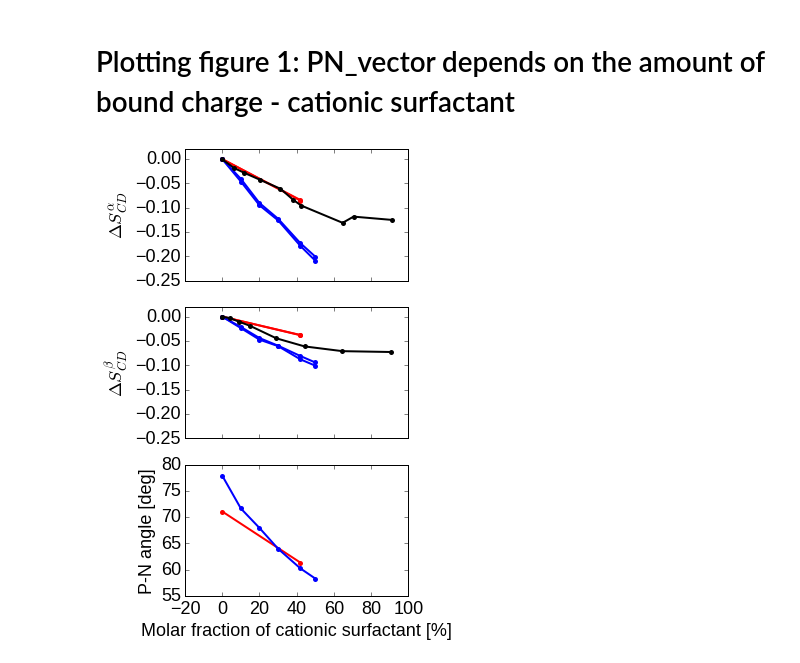
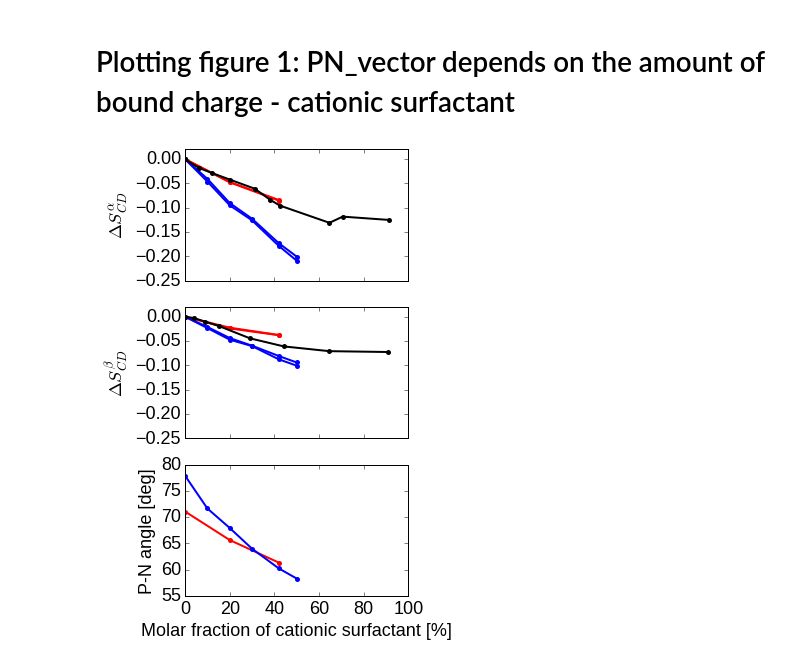
Before and after one commit to ohsOllila/NMRlipids_VI-NewIonModel, a Jupyter notebook: Fig/ipython_nb/Plot_PNs_OPs_L14_ECCLipid17_q80_sig89_surf.ipynb, the cells around one changed output. Saved outputs shown, nothing was run; the diff lists cells and outputs as text; code cells hidden in the pictures.

```diff
--- a/Fig/ipython_nb/Plot_PNs_OPs_L14_ECCLipid17_q80_sig89_surf.ipynb
+++ b/Fig/ipython_nb/Plot_PNs_OPs_L14_ECCLipid17_q80_sig89_surf.ipynb
@@ -43,7 +45,7 @@ sim_dirs = []
 for f in locate("OrdPars.dat", root=os.curdir+"/NpT"):
     if "sim22a_0mM" in f and "NaCl" in f and "OPC3" in f:
         sim_dirs.append(os.path.dirname(f))
-    if "sim22_T7H-ECC" in f and "OPC3" in f:
+    if "sim22_T7H-ECC" in f and "OPC3" in f and not "MODEL_LIPID14" in f:
         sim_dirs.append(os.path.dirname(f))
 
 for f in sim_dirs:
@@ -243,7 +250,7 @@ pna.set_ylabel(r'P-N angle [deg]')
 dsa.set_ylabel(r'$\Delta S_{CD} ^{\alpha}$')
 dsb.set_ylabel(r'$\Delta S_{CD} ^{\beta}$')
 
-#ax.set_ylim([-0.15,0.3])
+pna.set_xlim([0.0,100.0])
 #ax.set_xticks(r1)
 #xlabelsl = list(xlabels)
 #xlabelsl.extend(range(2, 18))
@@ -266,33 +273,33 @@ for opsplot, c in zip([opsdata, opsdata_l14, experiments], ["red", "blue", "blac
             yerror = 0.15
             ylim = [55.0, 80.0]
         else:
             print "this should not happen, setting iplt = 2"
             iplt = 2
         ax = axs[iplt]
         ax.set_ylim(ylim)
         if isinstance(opsplot[key], list):
             opsplot[key].sort()
         else:
             #print "this is not list, not sorting. It's likely the experimental data."
             pass
         data = np.array(opsplot[key])
         if do_delta:
             data[:,1] -= data[0,1]
         #ax.errorbar(data[:,0], data[:,1], yerr=yerror, lw=2.0, marker='s', markersize=5, mew=0, color=c) #, c=colour, lw=1.0, label=point_label)
         ax.plot(data[:,0], data[:,1], lw=2.0, marker='o', markersize=5, mew=0, color=c) #, c=colour, lw=1.0, label=point_label)
 
 #dsa.plot(data[:,0], data[:,1], lw=2.0, marker='s', markersize=5, mew=0, color=c) #, c=colour, lw=1.0, label=point_label)
 
-data = np.array(pndata)
+#data = np.array(pndata)
 #pna.errorbar(data[:,0], data[:,1], yerr=0.15, lw=2.0, marker='s', markersize=5, color="red", label="ECC-lipids") #, c=colour, lw=1.0, label=point_label)
-data_l14 = np.array(pndata_l14)
+#data_l14 = np.array(pndata_l14)
 #pna.errorbar(data_l14[:,0], data_l14[:,1], yerr=0.15, lw=2.0, marker='s', markersize=5, color="blue", label="Lipid14") #, c=colour, lw=1.0, label=point_label)
 
 
 
 
 #pna.legend(loc="upper right", markerscale=0.5, scatterpoints=4)
 plt.savefig("PN_angle_OrdPars-A-B_L14-ECCL17_q80_sig89_surf.eps", dpi=200, bbox_inches='tight')
 plt.show()
 # %% [output]
-[figure, old version]
+[figure, new version]
```
Also changed, not shown: parts of 2 cells of this notebook, 36 other files.
